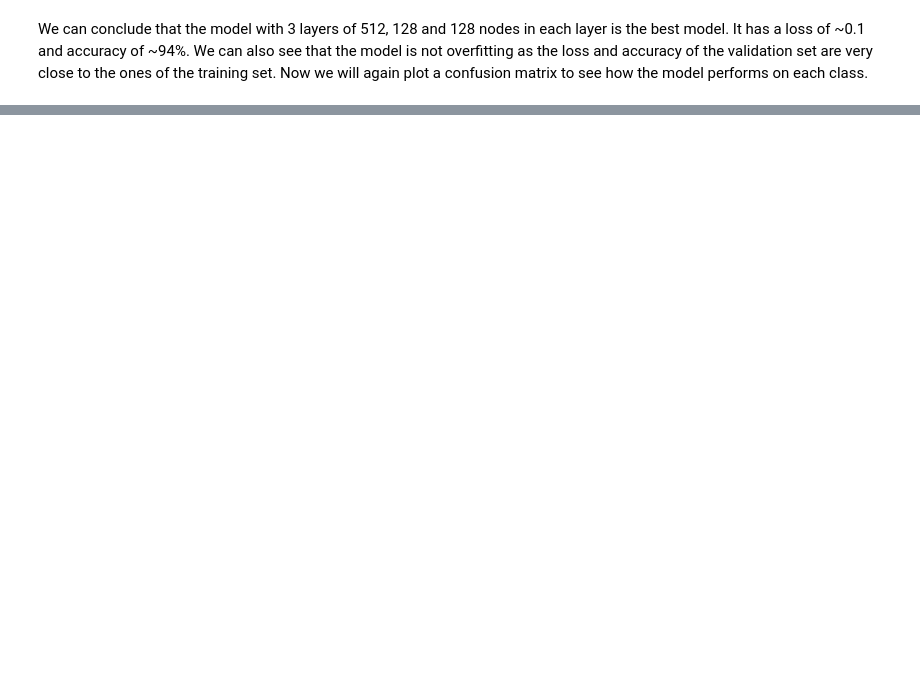
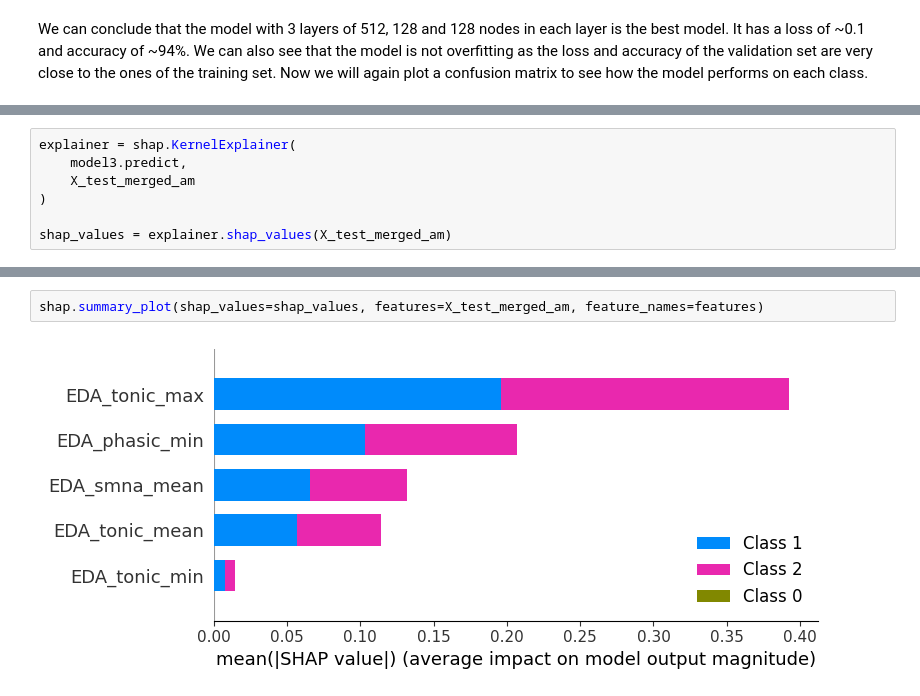
Before and after one commit to deepmAInd/swsp, a Jupyter notebook: notebooks/modelling/ann/ANN_stress_prediction_EDA.ipynb, the cells around one changed output, grey strips where cells are left out. Drawn from its saved outputs; the diff is of its cells as text; blank space fills up the shorter version.

```diff
--- a/notebooks/modelling/ann/ANN_stress_prediction_EDA.ipynb
+++ b/notebooks/modelling/ann/ANN_stress_prediction_EDA.ipynb
@@ -322,0 +345,7 @@ We can see that after predicting the validation data the accuracy is pretty low
+# %%
+explainer = shap.KernelExplainer(
+    model3.predict,
+    X_test_merged_am
+)
+
+shap_values = explainer.shap_values(X_test_merged_am)
@@ -322,0 +371,4 @@ We can see that after predicting the validation data the accuracy is pretty low
+# %%
+shap.summary_plot(shap_values=shap_values, features=X_test_merged_am, feature_names=features)
+# %% [output]
+[figure, added]
```
Also changed, not shown: parts of 44 cells of this notebook, 3 other files.
